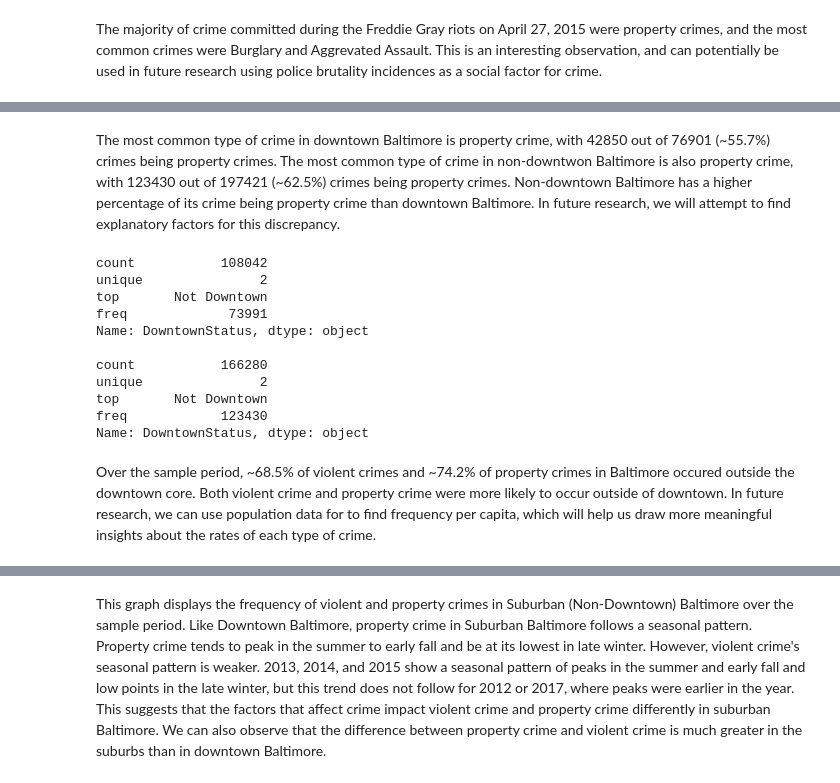
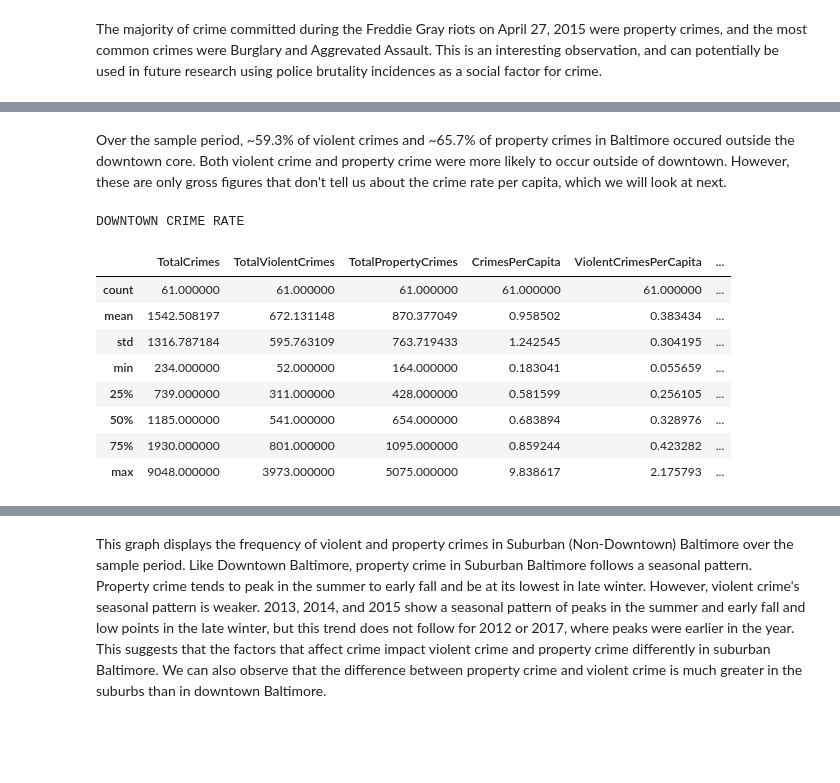
Before and after one commit to ECO225-W2024/project-one-code-IvanGrandov, a Jupyter notebook: Code/proj_one_code.ipynb, the cells around one changed output, grey strips where cells are left out. Cells and saved outputs as stored; diff of their text form; code cells hidden in the pictures; blank space fills up the shorter version.

```diff
--- a/Code/proj_one_code.ipynb
+++ b/Code/proj_one_code.ipynb
@@ -253,22 +279,2 @@ Name: ViolentOrPropCrime, dtype: object
-# %% [markdown]
-The most common type of crime in downtown Baltimore is property crime, with 42850 out of 76901 (~55.7%) crimes being property crimes.
-The most common type of crime in non-downtwon Baltimore is also property crime, with 123430 out of 197421 (~62.5%) crimes being property crimes.
-Non-downtown Baltimore has a higher percentage of its crime being property crime than downtown Baltimore. In future research, we will attempt to find explanatory factors for this discrepancy.
-# %%
-# Frequency of x2 at different y values
-print(cleaned_df[cleaned_df['ViolentOrPropCrime'] == 'Violent']['DowntownStatus'].describe(), "\n")
-print(cleaned_df[cleaned_df['ViolentOrPropCrime'] == 'Property']['DowntownStatus'].describe())
-# %% [output]
-count           108042
-unique               2
-top       Not Downtown
-freq             73991
-Name: DowntownStatus, dtype: object
-
-count           166280
-unique               2
-top       Not Downtown
-freq            123430
-Name: DowntownStatus, dtype: object
 # %% [markdown]
-Over the sample period, ~68.5% of violent crimes and ~74.2% of property crimes in Baltimore occured outside the downtown core. Both violent crime and property crime were more likely to occur outside of downtown. In future research, we can use population data for to find frequency per capita, which will help us draw more meaningful insights about the rates of each type of crime.
+Over the sample period, ~59.3% of violent crimes and ~65.7% of property crimes in Baltimore occured outside the downtown core. Both violent crime and property crime were more likely to occur outside of downtown. However, these are only gross figures that don't tell us about the crime rate per capita, which we will look at next.
@@ -284,0 +281,39 @@ elsewhere_crimes_monthly = aggregate_crimes_monthly(cleaned_df, 'Not Downtown')
+# %%
+def merge_with_crime_totals(df1, df2):
+    # Total violent crimes by neighborhood
+    violent_crimes = df1[df1['ViolentOrPropCrime'] == 1].groupby('Neighborhood').size().reset_index(name='TotalViolentCrimes')
+    # Total property crimes by neighborhood
+    property_crimes = df1[df1['ViolentOrPropCrime'] == 0].groupby('Neighborhood').size().reset_index(name='TotalPropertyCrimes')
+    # Total crimes by neighborhood
+    total_crimes = df1.groupby('Neighborhood').size().reset_index(name='TotalCrimes')
+    # Merge
+    df2 = df2.merge(total_crimes, on='Neighborhood', how='left')
+    df2 = df2.merge(violent_crimes, on='Neighborhood', how='left')
+    df2 = df2.merge(property_crimes, on='Neighborhood', how='left')
+    # Per capita columns
+    df2['CrimesPerCapita'] = df2['TotalCrimes'] / df2['Population']
+    df2['ViolentCrimesPerCapita'] = df2['TotalViolentCrimes'] / df2['Population']
+    df2['PropertyCrimesPerCapita'] = df2['TotalPropertyCrimes'] / df2['Population']
+    # Try it out
+    df2['TotalViolentCrimes'].fillna(0, inplace=True)
+    df2['TotalPropertyCrimes'].fillna(0, inplace=True)
+    df2['TotalCrimes'].fillna(0, inplace=True)
+    return df2
+
+
+merged_gdf = merge_with_crime_totals(crime_gdf, neighborhood_gdf)
+merged_gdf = merged_gdf[merged_gdf['Population'] > 0]
+# Per capita data for downtown
+print('DOWNTOWN CRIME RATE')
+merged_gdf[merged_gdf['DowntownStatus'] == 1].describe(include=['float'])
+# %% [output]
+DOWNTOWN CRIME RATE
+|  | TotalCrimes | TotalViolentCrimes | TotalPropertyCrimes | CrimesPerCapita | ViolentCrimesPerCapita | ... |
+| count | 61.000000 | 61.000000 | 61.000000 | 61.000000 | 61.000000 | ... |
+| mean | 1542.508197 | 672.131148 | 870.377049 | 0.958502 | 0.383434 | ... |
+| std | 1316.787184 | 595.763109 | 763.719433 | 1.242545 | 0.304195 | ... |
+| min | 234.000000 | 52.000000 | 164.000000 | 0.183041 | 0.055659 | ... |
+| 25% | 739.000000 | 311.000000 | 428.000000 | 0.581599 | 0.256105 | ... |
+| 50% | 1185.000000 | 541.000000 | 654.000000 | 0.683894 | 0.328976 | ... |
+| 75% | 1930.000000 | 801.000000 | 1095.000000 | 0.859244 | 0.423282 | ... |
+| max | 9048.000000 | 3973.000000 | 5075.000000 | 9.838617 | 2.175793 | ... |
```
Also changed, not shown: parts of 34 cells of this notebook, 22 other files.
